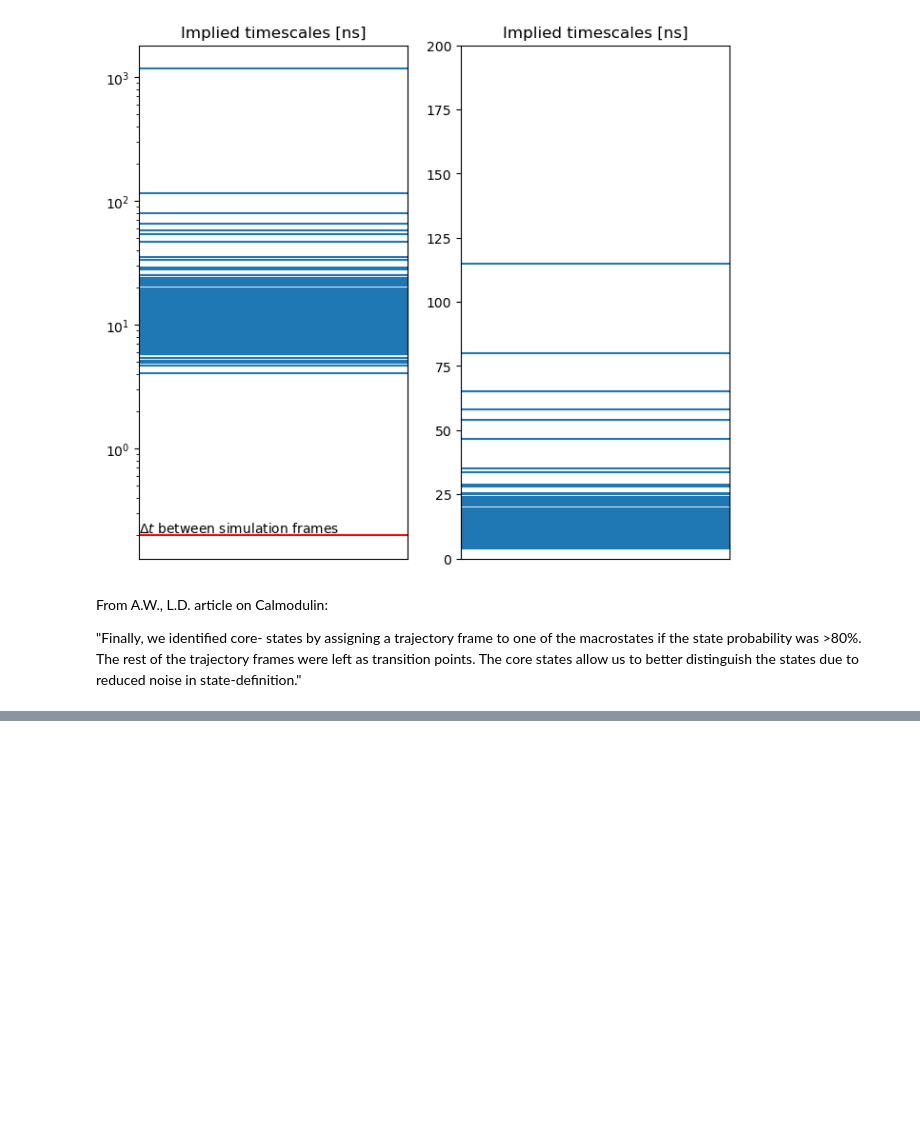
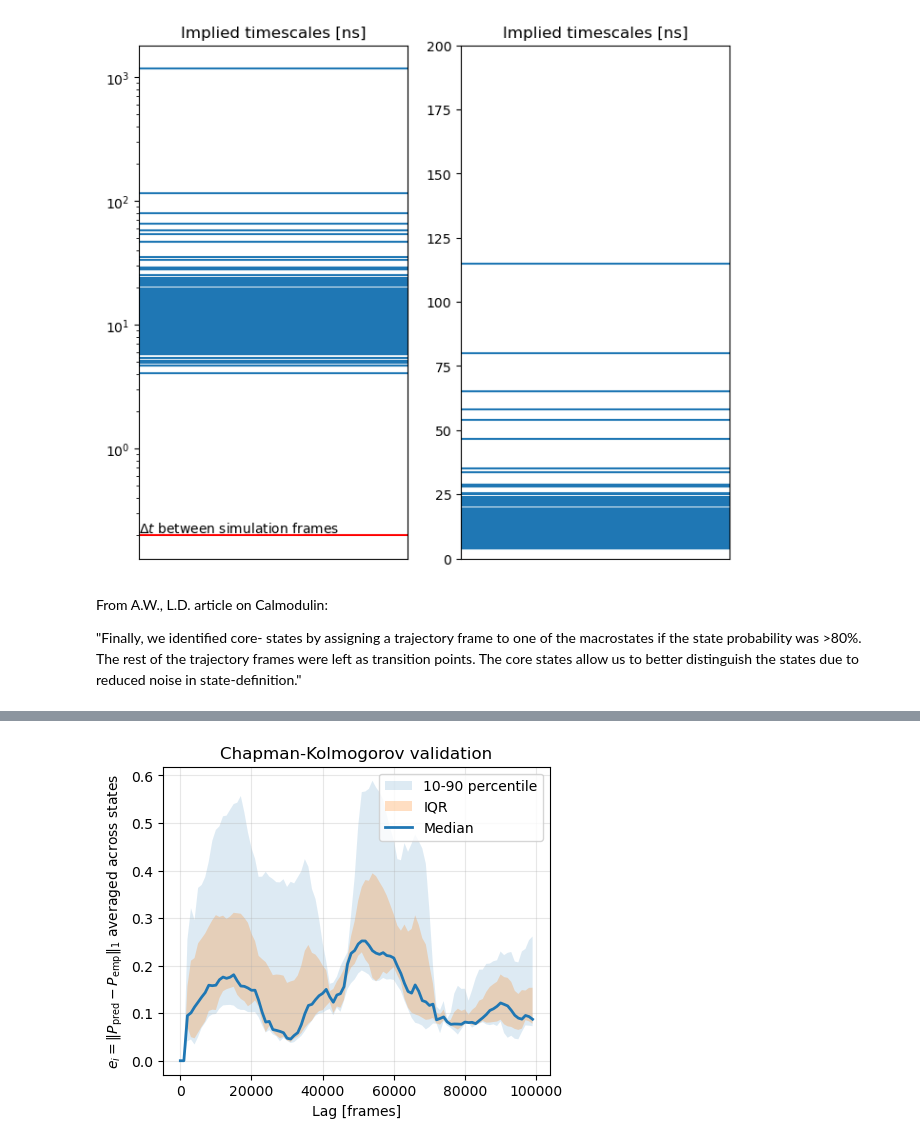
Before and after one commit to miriamzara/MSM, a Jupyter notebook: step_3_msm_construction.ipynb, the cells around one changed output, grey strips where cells are left out. Saved outputs shown, nothing was run; the diff lists cells and outputs as text; code cells hidden in the pictures; blank space fills up the shorter version.

```diff
--- a/step_3_msm_construction.ipynb
+++ b/step_3_msm_construction.ipynb
@@ -595,0 +792,48 @@ plt.show()
+# %%
+fig, ax = plt.subplots(
+    nrows=1,
+    ncols=1,
+    figsize=(5, 4)
+)
+
+
+E = evaluation_results["e"]
+
+# Quantile bands
+q10 = np.percentile(E, 10, axis=1)
+q25 = np.percentile(E, 25, axis=1) # IQR interquartile range (25-75)
+q75 = np.percentile(E, 75, axis=1)
+q90 = np.percentile(E, 90, axis=1)
+
+ax.fill_between(
+    ck.lagtimes,
+    q10,
+    q90,
+    alpha=0.15,
+    label="10-90 percentile"
+)
+
+ax.fill_between(
+    ck.lagtimes,
+    q25,
+    q75,
+    alpha=0.25,
+    label="IQR"
+)
+
+# Summary curves
+ax.plot(
+    ck.lagtimes,
+    evaluation_results["median_l1"],
+    lw=2,
+    label="Median"
+)
+
+ax.set_xlabel("Lag [frames]")
+ax.set_ylabel(r"$e_i=\|P_{\rm pred}-P_{\rm emp}\|_1$ averaged across states")
+ax.set_title("Chapman-Kolmogorov validation")
+ax.grid(alpha=0.3)
+ax.legend()
+plt.show()
+# %% [output]
+[figure, added]
```
Also changed, not shown: parts of 12 cells of this notebook.
